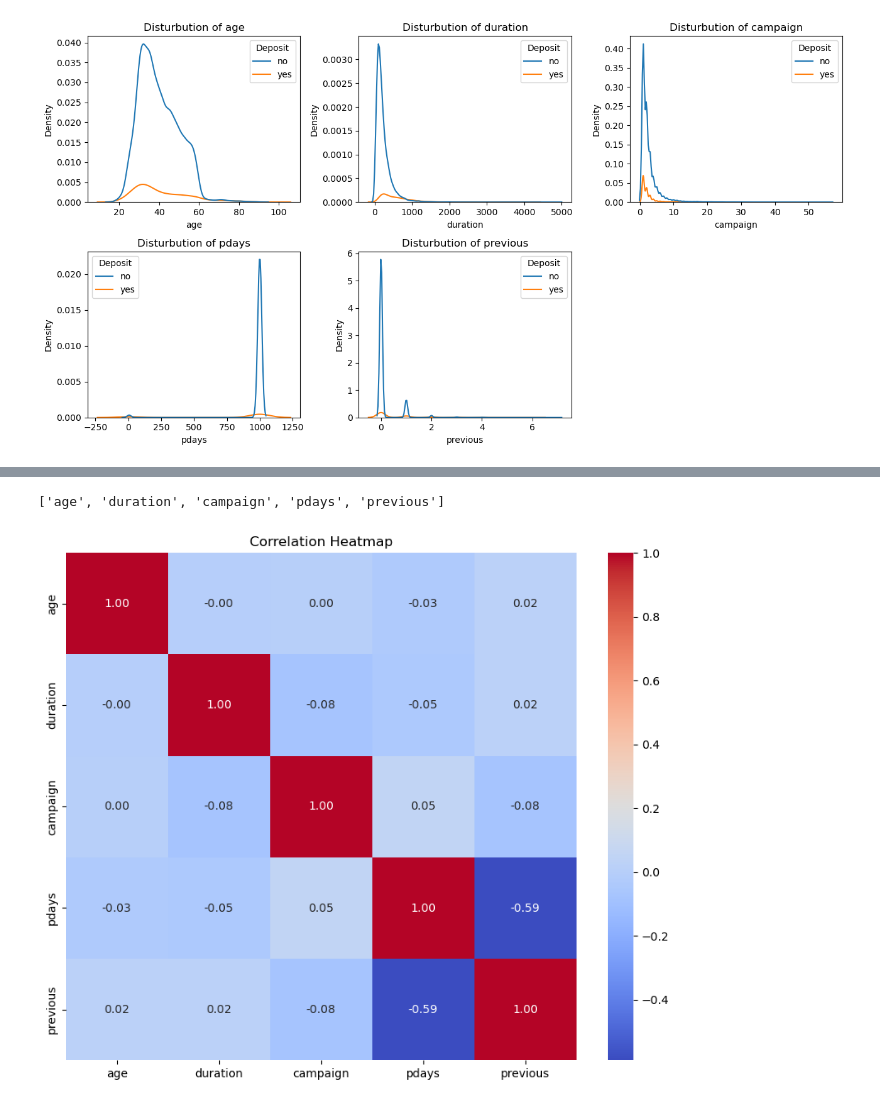
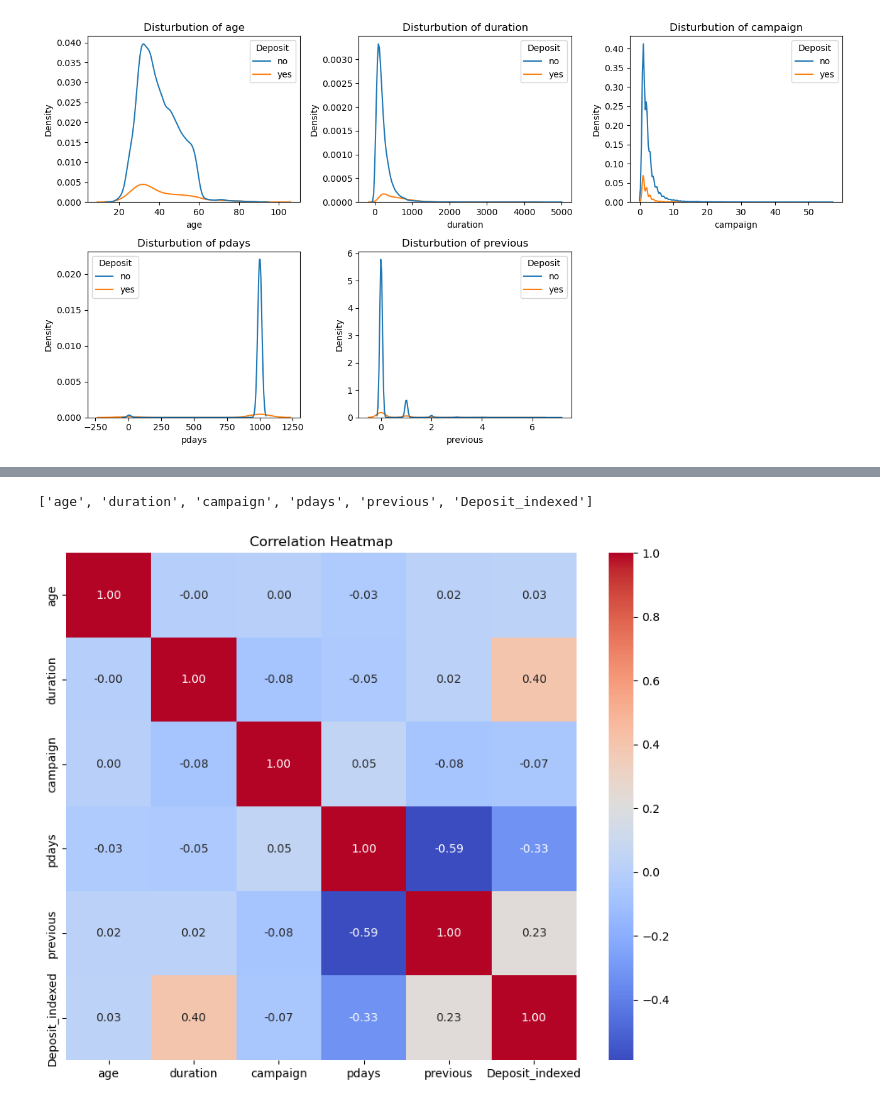
Before and after one commit to hansicaushi559/EDA-ML_PYSPARK, a Jupyter notebook: pySpark.ipynb, the cells around one changed output, grey strips where cells are left out. Drawn from its saved outputs; the diff is of its cells as text; code cells hidden in the pictures.

```diff
--- a/pySpark.ipynb
+++ b/pySpark.ipynb
@@ -297,2 +260,0 @@ df.toPandas().head()
-# %%
-df = df.drop("Deposit")
@@ -309,0 +263,5 @@ df.toPandas().head()
+# %%
+from pyspark.ml.feature import StringIndexer
+
+indexer = StringIndexer(inputCol="Deposit", outputCol="Deposit_indexed")
+df_corr = indexer.fit(df).transform(df)
@@ -309,0 +284,3 @@ df.toPandas().head()
+# %%
+# Droping the Deposit column.
+df1 = df_corr.drop("Deposit")
@@ -310,19 +303,21 @@ df.toPandas().head()
+# %%
+num_variables.append("Deposit_indexed")
 # %%
 num_variables
 # %% [output]
-['age', 'duration', 'campaign', 'pdays', 'previous']
+['age', 'duration', 'campaign', 'pdays', 'previous', 'Deposit_indexed']
 # %%
 # Convert PySpark DataFrame to Pandas DataFrame
-df_pandas = df.select(num_variables).toPandas()
+df_pandas = df1.select(num_variables).toPandas()
 
 # Compute correlation matrix
 corr = df_pandas.corr()
 
 # Plot heatmap
 plt.figure(figsize=(10, 8))
 sns.heatmap(corr, annot=True, cmap="coolwarm", fmt=".2f")
 plt.title("Correlation Heatmap")
 plt.show()
 # %% [output]
-[figure, old version]
+[figure, new version]
 # %%
```
Also changed, not shown: parts of 62 cells of this notebook.
